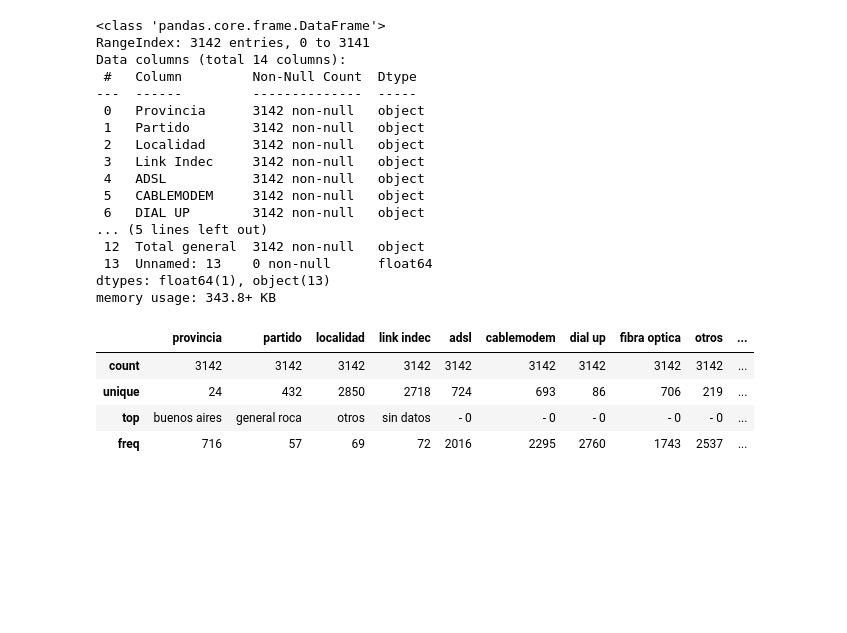
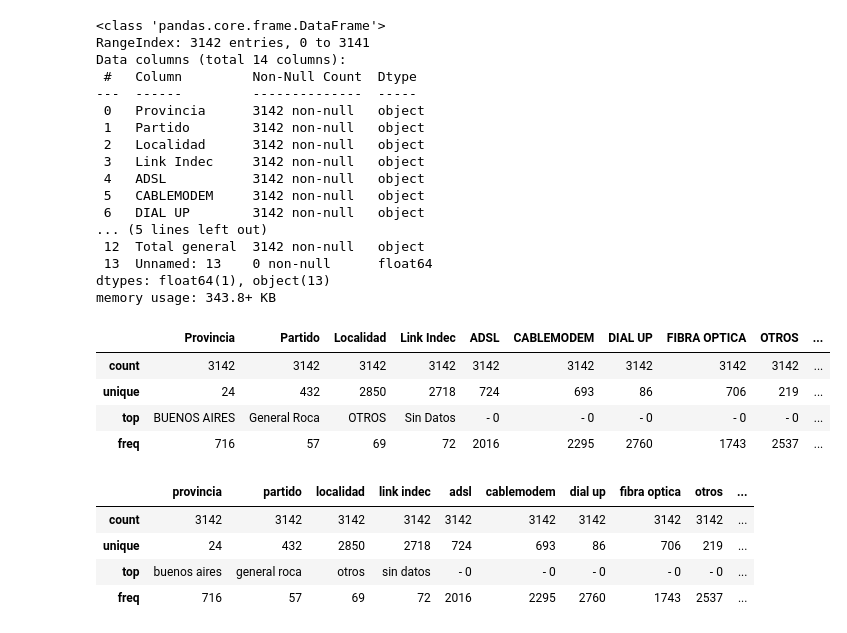
Before and after one commit to Bearodriguez2022/repositorio-Henry, a Jupyter notebook: EDA.ipynb, the cells around one changed output. Saved outputs shown, nothing was run; the diff lists cells and outputs as text; code cells hidden in the pictures; blank space fills up the shorter version.

```diff
--- a/EDA.ipynb
+++ b/EDA.ipynb
@@ -52,6 +35,14 @@ Data columns (total 14 columns):
  13  Unnamed: 13    0 non-null      float64
 dtypes: float64(1), object(13)
 memory usage: 343.8+ KB
+# %%
+I_tecyloc.describe(exclude='number')
+# %% [output]
+|  | Provincia | Partido | Localidad | Link Indec | ADSL | CABLEMODEM | DIAL UP | FIBRA OPTICA | OTROS | ... |
+| count | 3142 | 3142 | 3142 | 3142 | 3142 | 3142 | 3142 | 3142 | 3142 | ... |
+| unique | 24 | 432 | 2850 | 2718 | 724 | 693 | 86 | 706 | 219 | ... |
+| top | BUENOS AIRES | General Roca | OTROS | Sin Datos | - 0 | - 0 | - 0 | - 0 | - 0 | ... |
+| freq | 716 | 57 | 69 | 72 | 2016 | 2295 | 2760 | 1743 | 2537 | ... |
 # %%
 #convierto todo a minusculas para trabajar con mas comodidad
 I_tecyloc = I_tecyloc.apply(lambda x: x.astype(str).str.lower() if x.dtype == 'object' else x)
```
Also changed, not shown: parts of 15 cells of this notebook.
